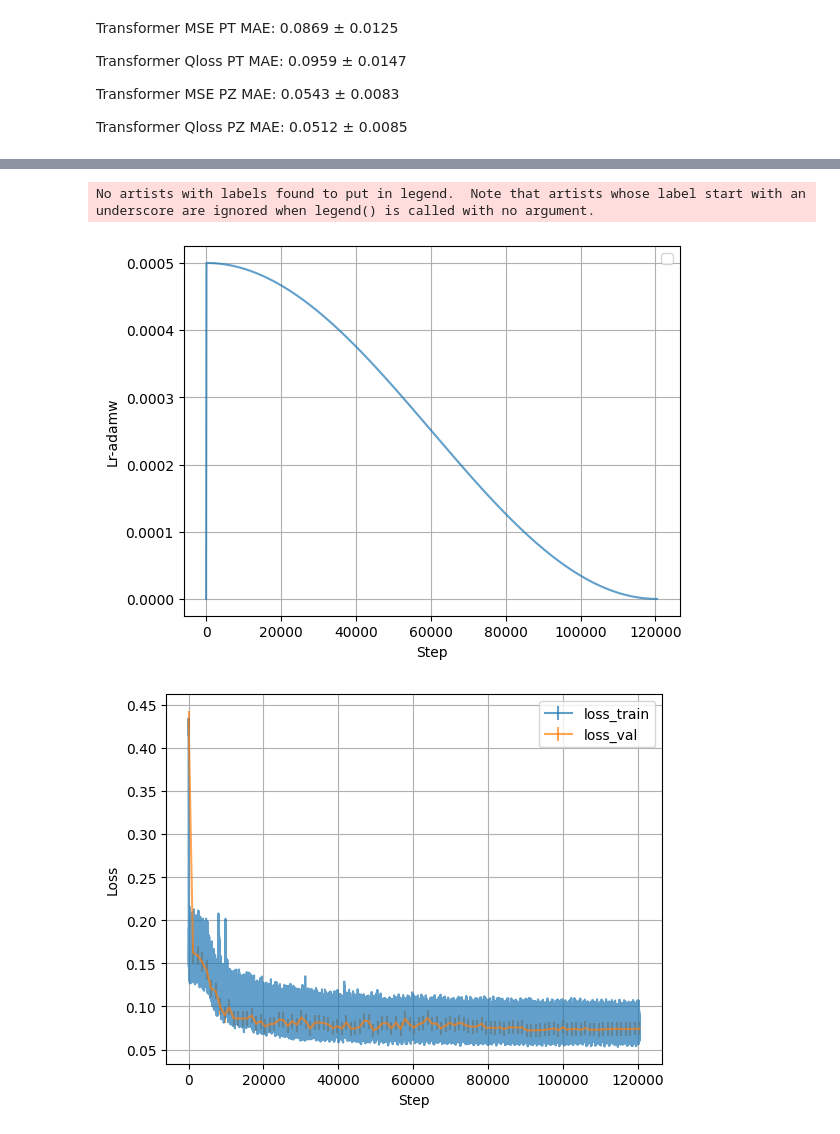
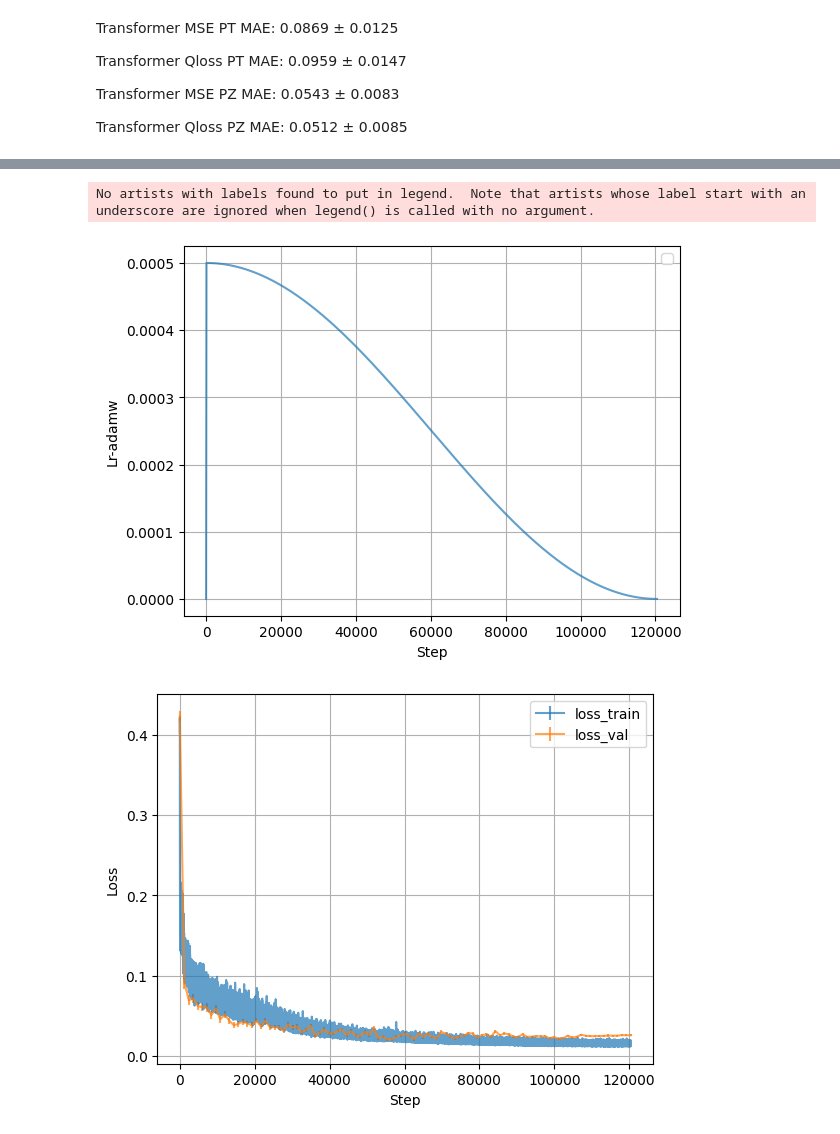
Before and after one commit to CouthuresJeremy/TrackFormer, a Jupyter notebook: dataanalysis.ipynb, the cells around one changed output, grey strips where cells are left out. Saved outputs shown, nothing was run; the diff lists cells and outputs as text; code cells hidden in the pictures.

```diff
--- a/dataanalysis.ipynb
+++ b/dataanalysis.ipynb
@@ -204,7 +204,8 @@ def sync_plot_limits():
 # %%
 output_dir = Path("Results/TrackML/")
 
-experiment_name = "rphiz_n_hits_3_pt_pz_POC"
+experiment_name = "xyz_n_hits_3_pt_pz_POC_masked"
+# experiment_name = "rphiz_n_hits_3_pt_pz_POC_masked"
 
 output_dir = output_dir / experiment_name
 
@@ -1678,7 +1679,7 @@ import matplotlib.pyplot as plt
 
 # log_dir = "./Data/TrackML/version_115/loss_train"
 log_dir = "./Models/TrackML/version_123"
-log_dir = "./Models/TrackML/version_138"
+# log_dir = "./Models/TrackML/version_138"
 
 plot_tensorboard(log_dir)
 # %% [output]
@@ -1700,5 +1701,5 @@ plot_tensorboard(log_dir)
 
 [135502 rows x 5 columns]
 No artists with labels found to put in legend.  Note that artists whose label start with an underscore are ignored when legend() is called with no argument.
 [figure]
-[figure, old version]
+[figure, new version]
```
Also changed, not shown: parts of 28 cells of this notebook, 1 other file.
